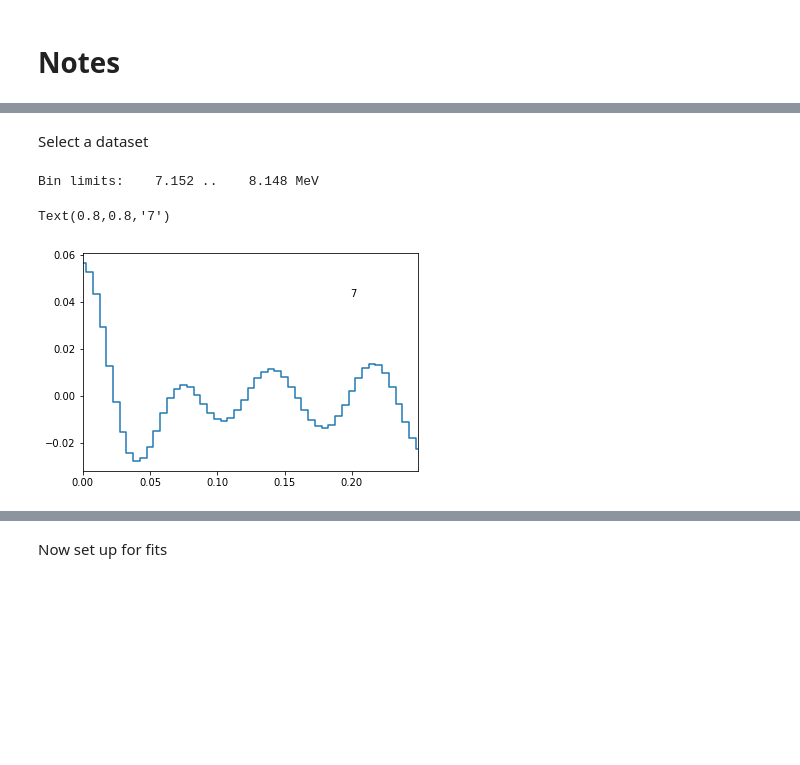
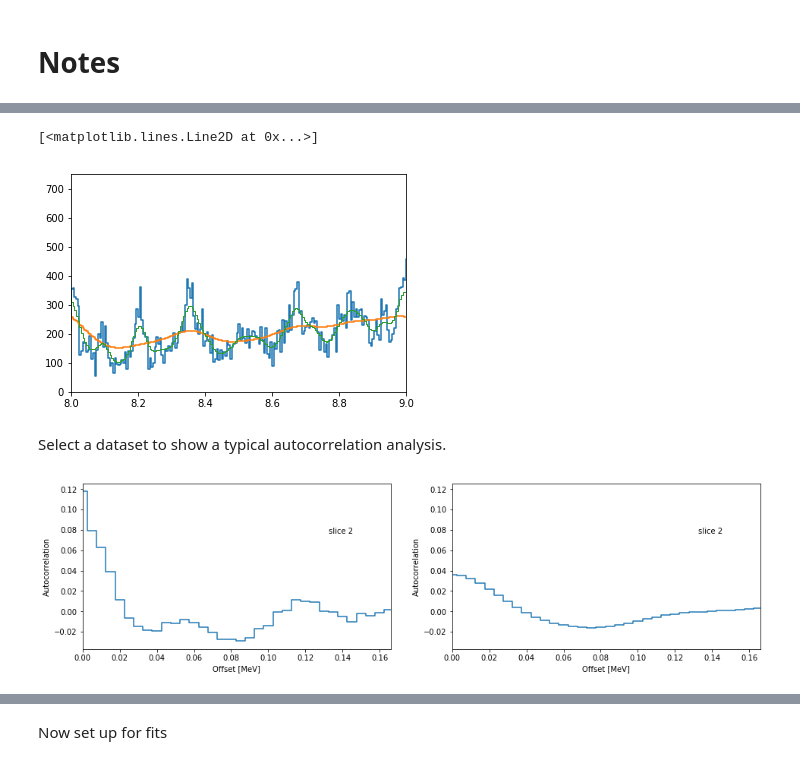
Before and after one commit to rfearick/leveldensity, a Jupyter notebook: leveldensity-test-pb.ipynb, the cells around one changed output, grey strips where cells are left out. Saved outputs shown, nothing was run; the diff lists cells and outputs as text; code cells hidden in the pictures; blank space fills up the shorter version.

```diff
--- a/leveldensity-test-pb.ipynb
+++ b/leveldensity-test-pb.ipynb
@@ -2,6 +2,8 @@
 import numpy as np
 import spectrumtools as spt
 import matplotlib.pyplot as plt
+import matplotlib
+matplotlib.rcParams["figure.figsize"]=(7,4)
 # %% [markdown]
 # Notes
 # %% [markdown]
@@ -68,0 +82,3 @@ Computed bin limits:
+# %%
+bins=spt.ACBinner(S,NAC=8,Nslides=1)
+print("Computed bin limits:\n",bins.get_bins())
@@ -69,19 +90,41 @@ Computed bin limits:
+# %%
+plt.xlim(8.0,9.0)
+plt.ylim(0.0,750.0)
+plt.plot(S.Eratio,S.gROI,drawstyle='steps-mid')
+plt.plot(S.Eratio,S.gROIw,drawstyle='steps-mid')
+plt.plot(S.Eratio,S.gROIn,lw=1.0,drawstyle='steps-mid')
+# %% [output]
+[<matplotlib.lines.Line2D at 0x...>]
+[figure, added]
 # %% [markdown]
-Select a dataset
+Select a dataset to show a typical autocorrelation analysis.
 # %%
 binlist=bins.get_bins()
-index=7#17
+index=2
 l,h=binlist[index]
-print("Bin limits: %8.3f .. %8.3f MeV"%bins.get_bin_limits(index))
+#print("Bin limits: %8.3f .. %8.3f MeV"%bins.get_bin_limits(index))
+bin=spt.Bin(bins.data,l,l+(h-l)//2)
 bin=spt.Bin(bins.data,l,h)
 energy=bin.Eoffset
 data=bin.acnar
-plt.plot(energy, data,drawstyle='steps-mid')
-plt.xlim(0.0,energy[-1]/4)
-plt.text(0.8,0.8,"%d"%index,transform=plt.gca().transAxes)
+plt.figure(figsize=(16,4))
+plt.subplot(121)
+#plt.plot(energy, data, drawstyle='steps-mid')
+plt.plot(energy,bin.acraw, drawstyle='steps-mid')
+yl,yh=plt.ylim()
+plt.xlim(0.0,energy[-1]/6)
+plt.text(0.8,0.7,"slice %d"%index,transform=plt.gca().transAxes)
+plt.xlabel("Offset [MeV]")
+plt.ylabel("Autocorrelation")
+plt.subplot(122)
+plt.plot(energy, data, drawstyle='steps-mid')
+plt.xlim(0.0,energy[-1]/6)
+plt.text(0.8,0.7,"slice %d"%index,transform=plt.gca().transAxes)
+plt.xlabel("Offset [MeV]")
+plt.ylabel("Autocorrelation")
+plt.ylim(yl,yh)
+plt.show()
 # %% [output]
-Bin limits:    7.152 ..    8.148 MeV
-Text(0.8,0.8,'7')
-[figure, old version]
+[figure, new version]
 # %%
 plt.plot(energy,bin.acraw,drawstyle='steps-mid')
```
Also changed, not shown: parts of 21 cells of this notebook, 2 other files.
